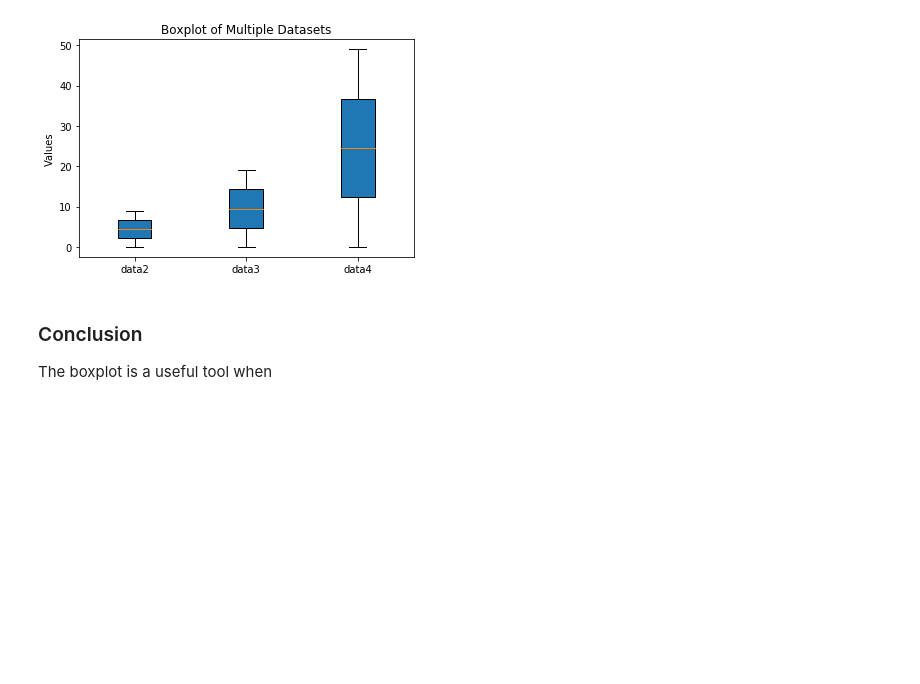
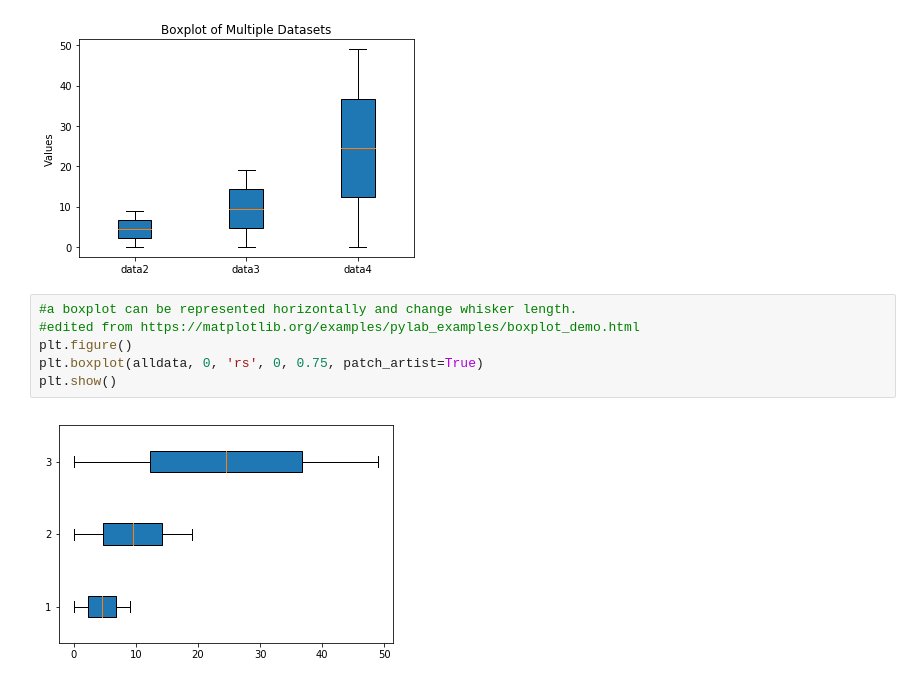
Before and after one commit to GregFee/boxplots, a Jupyter notebook: boxplots.ipynb, the cells around one changed output. Saved outputs shown, nothing was run; the diff lists cells and outputs as text; blank space fills up the shorter version.

Commit message:
intro conclusion and editing

```diff
--- a/boxplots.ipynb
+++ b/boxplots.ipynb
@@ -125,7 +132,11 @@ plt.ylabel("Values")
 plt.show()
 # %% [output]
 [figure]
-# %% [markdown]
-### Conclusion
-
-The boxplot is a useful tool when
+# %%
+#a boxplot can be represented horizontally and change whisker length.
+#edited from https://matplotlib.org/examples/pylab_examples/boxplot_demo.html
+plt.figure()
+plt.boxplot(alldata, 0, 'rs', 0, 0.75, patch_artist=True)
+plt.show()
+# %% [output]
+[figure, added]
```
Also changed, not shown: parts of 11 cells of this notebook.
